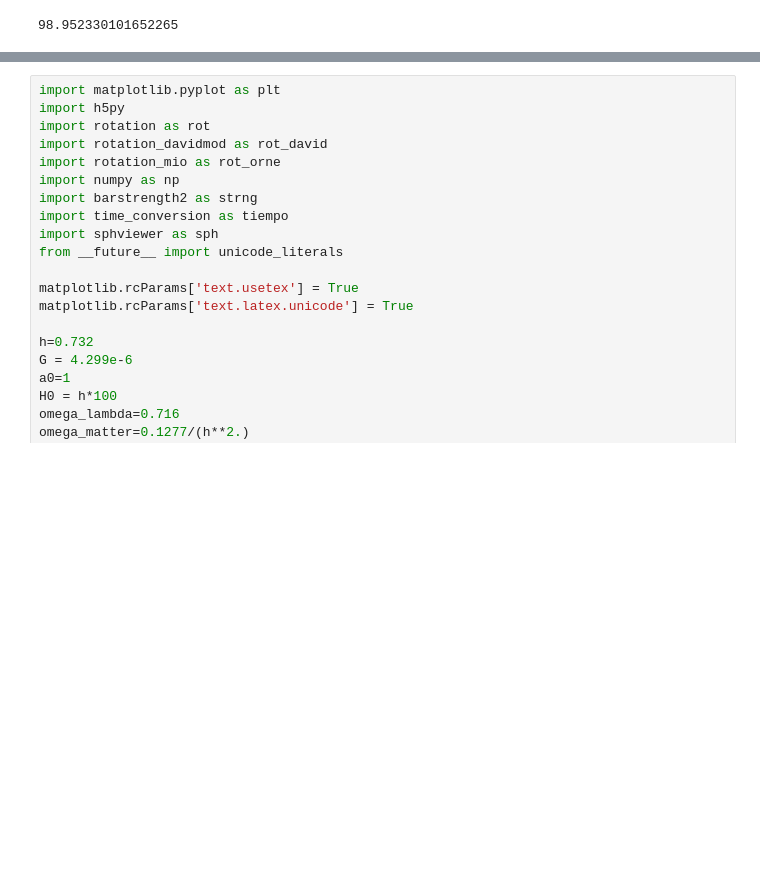
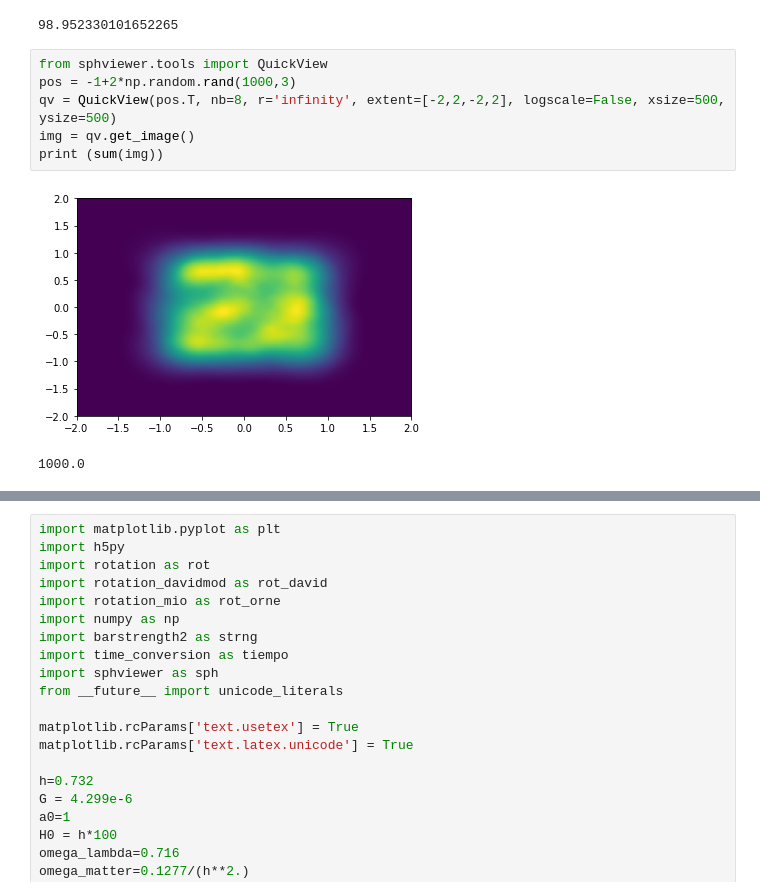
Before and after one commit to ornemarioni/Barras_GdGs, a Jupyter notebook: Barras_Gd/programs/Evol_strdrk_simulaciones.ipynb, the cells around one changed output, grey strips where cells are left out. Cells and saved outputs as stored; diff of their text form; blank space fills up the shorter version.

```diff
--- a/Barras_Gd/programs/Evol_strdrk_simulaciones.ipynb
+++ b/Barras_Gd/programs/Evol_strdrk_simulaciones.ipynb
@@ -657,3 +648,12 @@ rend1.histogram(log=True)
 b*100/a
 # %% [output]
 98.952330101652265
+# %%
+from sphviewer.tools import QuickView
+pos = -1+2*np.random.rand(1000,3)
+qv = QuickView(pos.T, nb=8, r='infinity', extent=[-2,2,-2,2], logscale=False, xsize=500, ysize=500)
+img = qv.get_image()
+print (sum(img))
+# %% [output]
+[figure, added]
+1000.0
```
Also changed, not shown: parts of 3 cells of this notebook, 4 other files.
